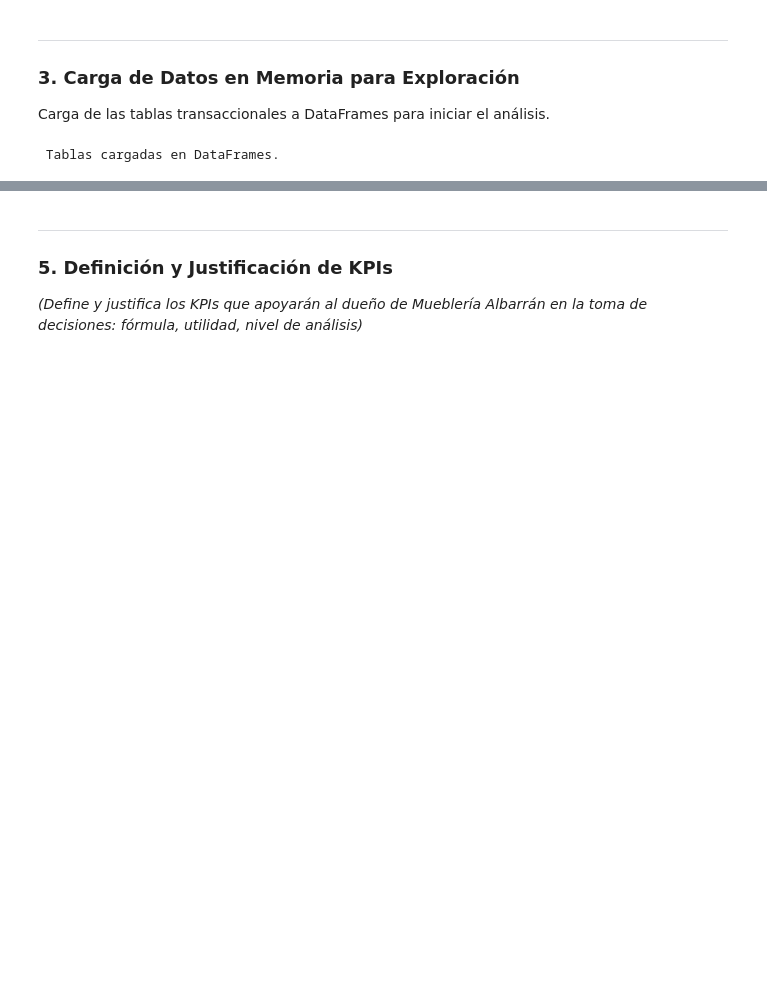
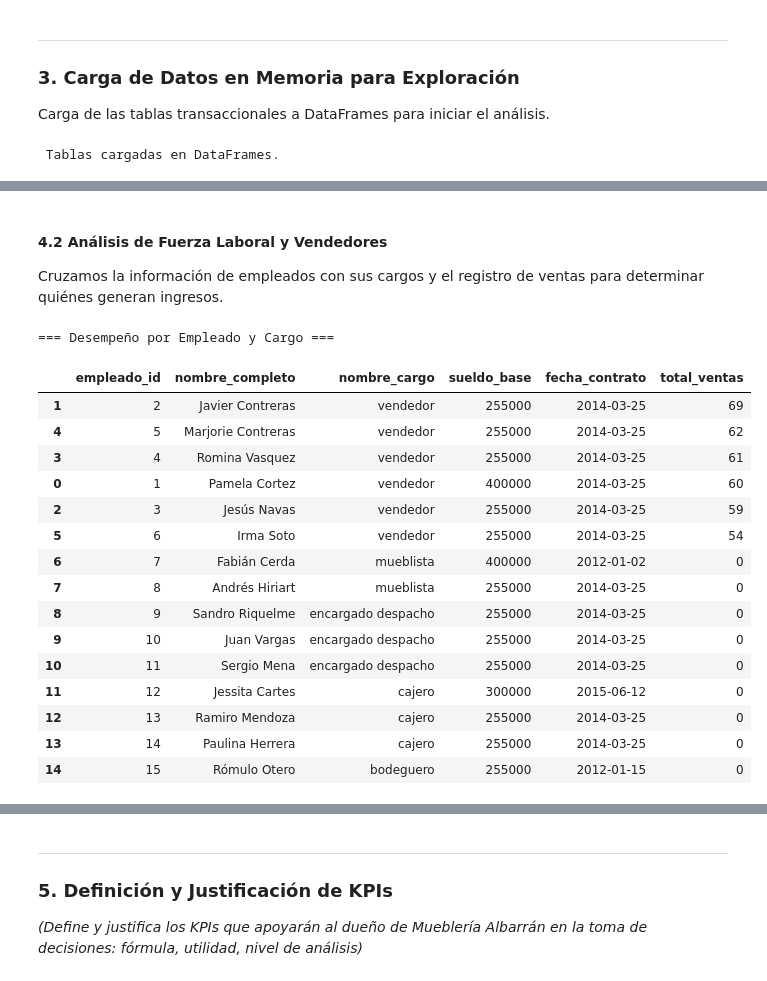
Before and after one commit to MarceloMejias/C2-Caso1-IN, a Jupyter notebook: notebooks/modelo_de_negocios.ipynb, the cells around one changed output, grey strips where cells are left out. Cells and saved outputs as stored; diff of their text form; code cells hidden in the pictures; blank space fills up the shorter version.

Commit message:
T02: Diagnóstico de calidad de datos y análisis exploratorio (closes #1)

```diff
--- a/notebooks/modelo_de_negocios.ipynb
+++ b/notebooks/modelo_de_negocios.ipynb
@@ -12,11 +12,13 @@ Si estás en Docker deja `localhost:1433`. Si te conectas a la máquina Windows
 # %%
 import os
 from pathlib import Path
+
+import matplotlib.pyplot as plt
+import numpy as np
+import pandas as pd
+import sqlalchemy as sa
 from dotenv import load_dotenv
-import pandas as pd
-import numpy as np
-import matplotlib.pyplot as plt
-import sqlalchemy as sa
+from IPython.display import display
 
 # Cargar credenciales estrictamente desde el archivo .env
 root_dir = Path.cwd().parent if Path.cwd().name == "notebooks" else Path.cwd()
@@ -29,7 +31,9 @@ DB_PASSWORD = os.getenv("DB_PASSWORD")
 DB_NAME = os.getenv("DB_NAME", "Albarran")
 
 if not DB_PASSWORD:
-    raise ValueError("❌ Error: Variable DB_PASSWORD no definida en el archivo .env. Configúrala antes de continuar.")
+    raise ValueError(
+        "❌ Error: Variable DB_PASSWORD no definida en el archivo .env. Configúrala antes de continuar."
+    )
 
 # Construir engine de SQLAlchemy (sin contraseñas hardcodeadas)
 connection_url = f"mssql+pymssql://{DB_USER}:{DB_PASSWORD}@{DB_HOST}:{DB_PORT}/{DB_NAME}"
@@ -38,6 +42,7 @@ engine = sa.create_engine(connection_url)
 # Test de conexión rápida
 with engine.connect() as conn:
     info = conn.execute(sa.text("SELECT @@VERSION AS ver, DB_NAME() AS current_db")).fetchone()
+    assert info is not None, "No se pudo obtener información del servidor"
     print(f" Conectado exitosamente a la base '{info.current_db}' en {DB_HOST}:{DB_PORT}")
     print(f" Motor: {info.ver.splitlines()[0]}")
 # %% [output]
@@ -157,0 +218,46 @@ print(" Tablas cargadas en DataFrames.")
+# %% [markdown]
+#### 4.2 Análisis de Fuerza Laboral y Vendedores
+Cruzamos la información de empleados con sus cargos y el registro de ventas para determinar quiénes generan ingresos.
+# %%
+# Cruce de empleados con cargos y ventas generadas
+emp_cargos = df_empleados.merge(df_cargos, on="cargo_id", suffixes=("_emp", "_cargo"))
+ventas_por_emp = df_ventas.groupby("vendedor_id", as_index=False).agg(
+    total_ventas=("venta_id", "count")
+)
+
+resumen_empleados = emp_cargos.merge(
+    ventas_por_emp, left_on="empleado_id", right_on="vendedor_id", how="left"
+)
+resumen_empleados["total_ventas"] = resumen_empleados["total_ventas"].fillna(0).astype(int)
+resumen_empleados["nombre_completo"] = (
+    resumen_empleados["nombre_emp"] + " " + resumen_empleados["appaterno"]
+)
+
+cols_mostrar = [
+    "empleado_id",
+    "nombre_completo",
+    "nombre_cargo",
+    "sueldo_base",
+    "fecha_contrato",
+    "total_ventas",
+]
+print("=== Desempeño por Empleado y Cargo ===")
+display(resumen_empleados[cols_mostrar].sort_values(by="total_ventas", ascending=False))
+# %% [output]
+=== Desempeño por Empleado y Cargo ===
+|  | empleado_id | nombre_completo | nombre_cargo | sueldo_base | fecha_contrato | total_ventas |
+| 1 | 2 | Javier Contreras | vendedor | 255000 | 2014-03-25 | 69 |
+| 4 | 5 | Marjorie Contreras | vendedor | 255000 | 2014-03-25 | 62 |
+| 3 | 4 | Romina Vasquez | vendedor | 255000 | 2014-03-25 | 61 |
+| 0 | 1 | Pamela Cortez | vendedor | 400000 | 2014-03-25 | 60 |
+| 2 | 3 | Jesús Navas | vendedor | 255000 | 2014-03-25 | 59 |
+| 5 | 6 | Irma Soto | vendedor | 255000 | 2014-03-25 | 54 |
+| 6 | 7 | Fabián Cerda | mueblista | 400000 | 2012-01-02 | 0 |
+| 7 | 8 | Andrés Hiriart | mueblista | 255000 | 2014-03-25 | 0 |
+| 8 | 9 | Sandro Riquelme | encargado despacho | 255000 | 2014-03-25 | 0 |
+| 9 | 10 | Juan Vargas | encargado despacho | 255000 | 2014-03-25 | 0 |
+| 10 | 11 | Sergio Mena | encargado despacho | 255000 | 2014-03-25 | 0 |
+| 11 | 12 | Jessita Cartes | cajero | 300000 | 2015-06-12 | 0 |
+| 12 | 13 | Ramiro Mendoza | cajero | 255000 | 2014-03-25 | 0 |
+| 13 | 14 | Paulina Herrera | cajero | 255000 | 2014-03-25 | 0 |
+| 14 | 15 | Rómulo Otero | bodeguero | 255000 | 2012-01-15 | 0 |
```
Also changed, not shown: parts of 16 cells of this notebook, 5 other files.
